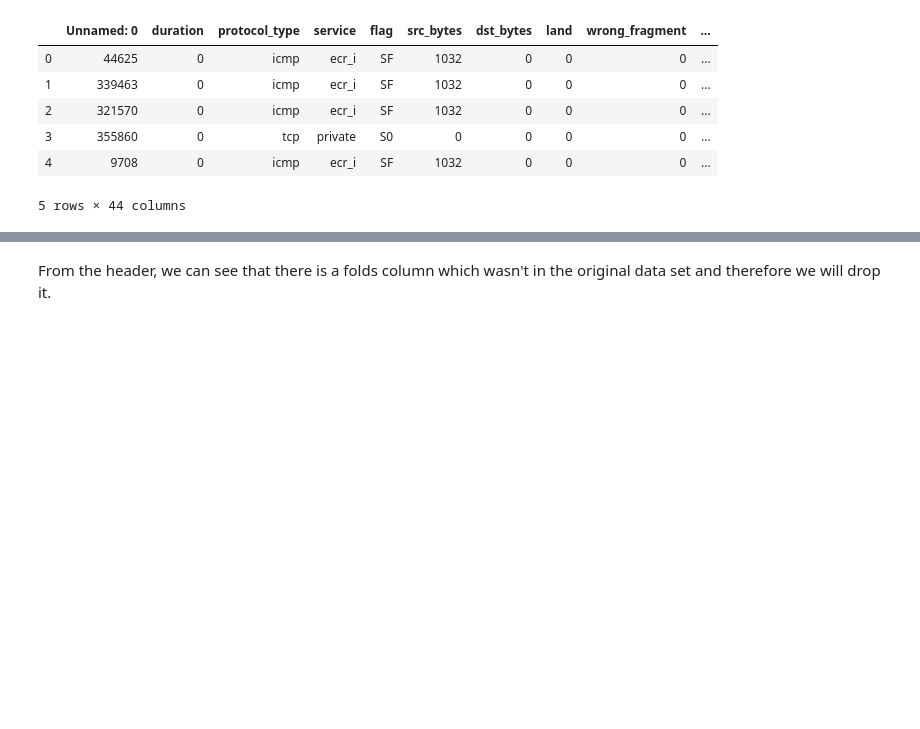
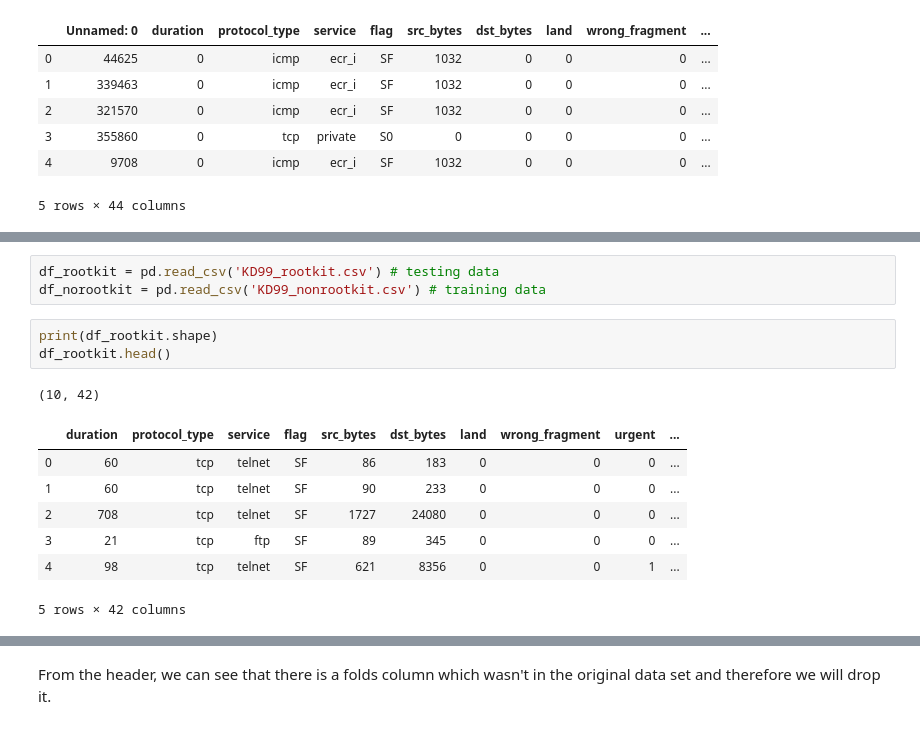
Before and after one commit to gabejg/DST-Assessment-01, a Jupyter notebook: Matt Corrie/Assessment 1.ipynb, the cells around one changed output, grey strips where cells are left out. Saved outputs shown, nothing was run; the diff lists cells and outputs as text; blank space fills up the shorter version.

```diff
--- a/Matt Corrie/Assessment 1.ipynb
+++ b/Matt Corrie/Assessment 1.ipynb
@@ -39,0 +82,15 @@ df_train.head()
+# %%
+df_rootkit = pd.read_csv('KD99_rootkit.csv') # testing data
+df_norootkit = pd.read_csv('KD99_nonrootkit.csv') # training data
+# %%
+print(df_rootkit.shape)
+df_rootkit.head()
+# %% [output]
+(10, 42)
+|  | duration | protocol_type | service | flag | src_bytes | dst_bytes | land | wrong_fragment | urgent | ... |
+| 0 | 60 | tcp | telnet | SF | 86 | 183 | 0 | 0 | 0 | ... |
+| 1 | 60 | tcp | telnet | SF | 90 | 233 | 0 | 0 | 0 | ... |
+| 2 | 708 | tcp | telnet | SF | 1727 | 24080 | 0 | 0 | 0 | ... |
+| 3 | 21 | tcp | ftp | SF | 89 | 345 | 0 | 0 | 0 | ... |
+| 4 | 98 | tcp | telnet | SF | 621 | 8356 | 0 | 0 | 1 | ... |
+5 rows × 42 columns
```
Also changed, not shown: parts of 119 cells of this notebook, 1 other file.
